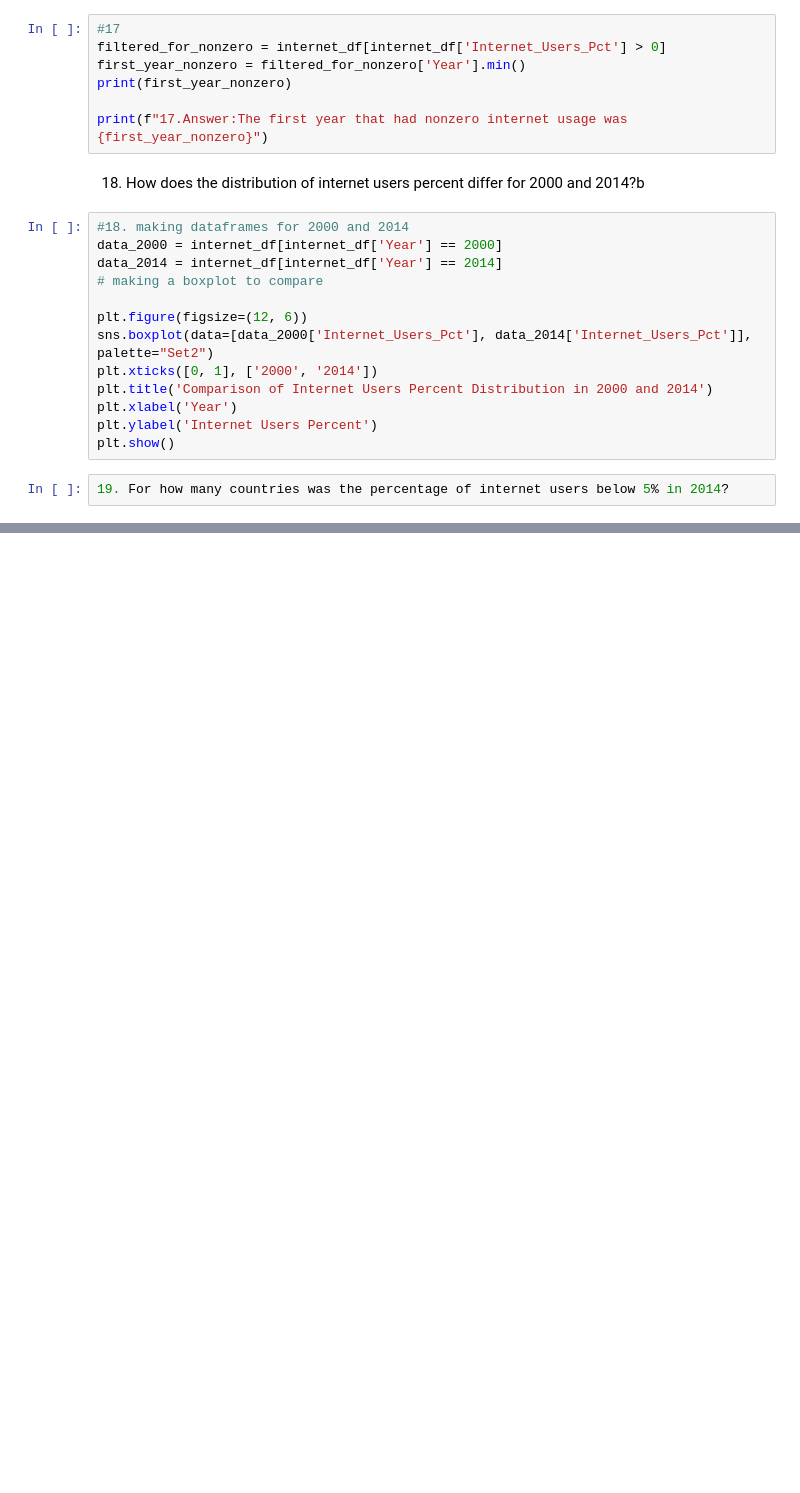
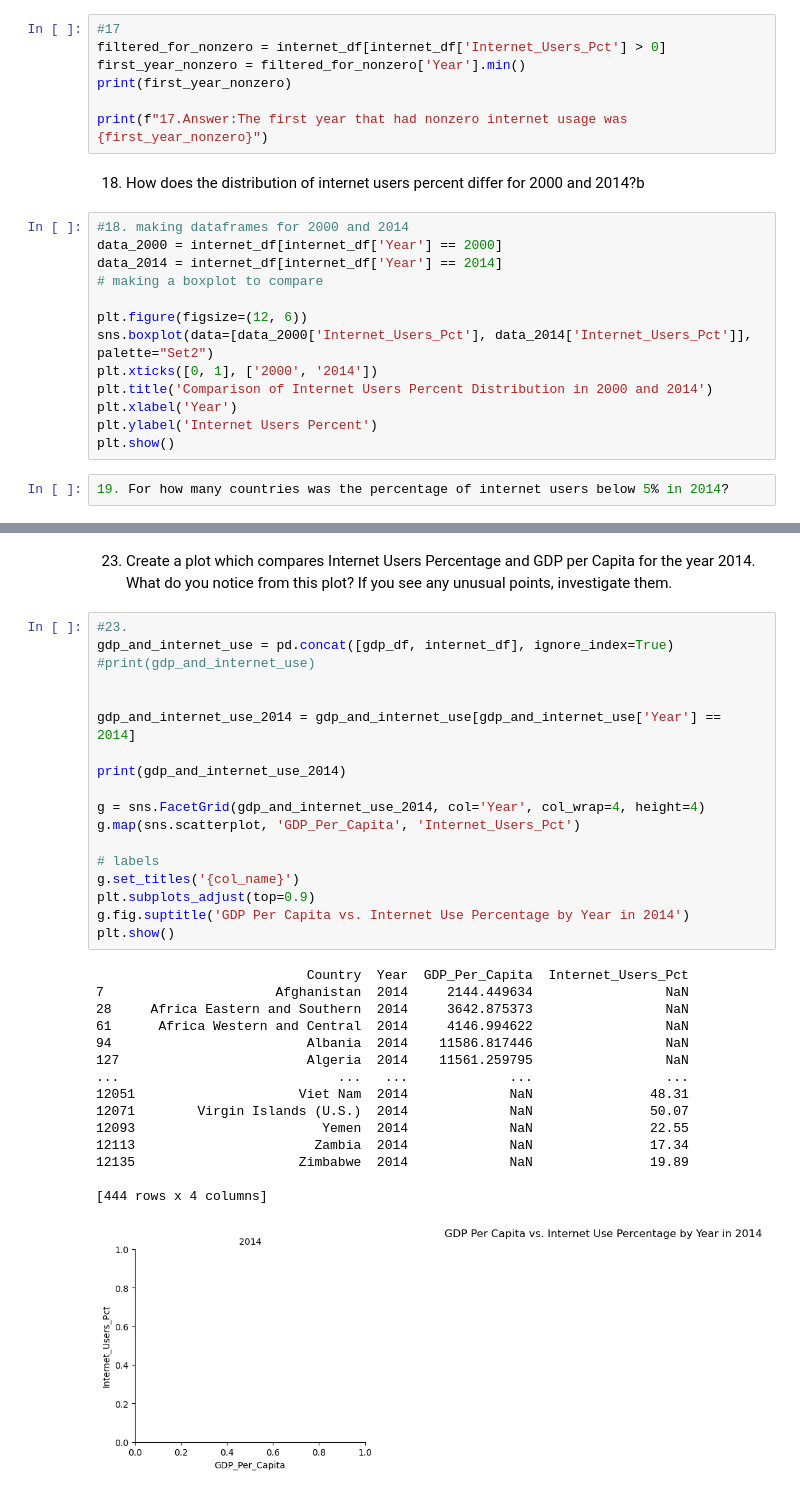
Before and after one commit to NSS-Data-Analytics-Cohort-10/gdp-and-internet-usage-seanmalley1, a Jupyter notebook: notebooks/un_data.ipynb, the cells around one changed output, grey strips where cells are left out. Cells and saved outputs as stored; diff of their text form; blank space fills up the shorter version.

```diff
--- a/notebooks/un_data.ipynb
+++ b/notebooks/un_data.ipynb
@@ -563,0 +539,36 @@ plt.show()
+# %% [markdown]
+23. Create a plot which compares Internet Users Percentage and GDP per Capita for the year 2014. What do you notice from this plot? If you see any unusual points, investigate them.
+# %%
+#23.
+gdp_and_internet_use = pd.concat([gdp_df, internet_df], ignore_index=True)
+#print(gdp_and_internet_use)
+
+
+gdp_and_internet_use_2014 = gdp_and_internet_use[gdp_and_internet_use['Year'] == 2014]
+
+print(gdp_and_internet_use_2014)
+
+g = sns.FacetGrid(gdp_and_internet_use_2014, col='Year', col_wrap=4, height=4)
+g.map(sns.scatterplot, 'GDP_Per_Capita', 'Internet_Users_Pct')
+
+# labels
+g.set_titles('{col_name}')
+plt.subplots_adjust(top=0.9)
+g.fig.suptitle('GDP Per Capita vs. Internet Use Percentage by Year in 2014')
+plt.show()
+# %% [output]
+                           Country  Year  GDP_Per_Capita  Internet_Users_Pct
+7                      Afghanistan  2014     2144.449634                 NaN
+28     Africa Eastern and Southern  2014     3642.875373                 NaN
+61      Africa Western and Central  2014     4146.994622                 NaN
+94                         Albania  2014    11586.817446                 NaN
+127                        Algeria  2014    11561.259795                 NaN
+...                            ...   ...             ...                 ...
+12051                     Viet Nam  2014             NaN               48.31
+12071        Virgin Islands (U.S.)  2014             NaN               50.07
+12093                        Yemen  2014             NaN               22.55
+12113                       Zambia  2014             NaN               17.34
+12135                     Zimbabwe  2014             NaN               19.89
+
+[444 rows x 4 columns]
+[figure, added]
```
Also changed, not shown: parts of 24 cells of this notebook.
